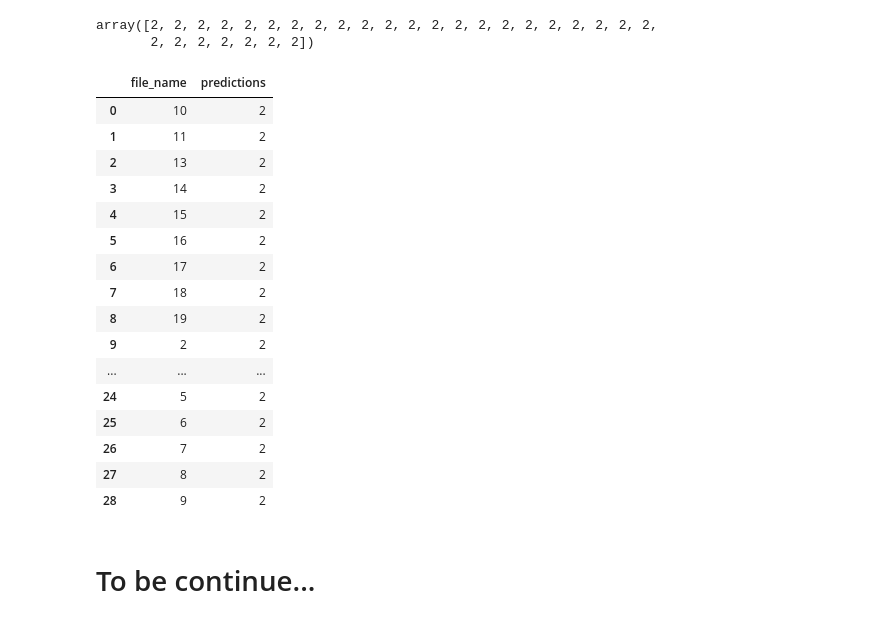
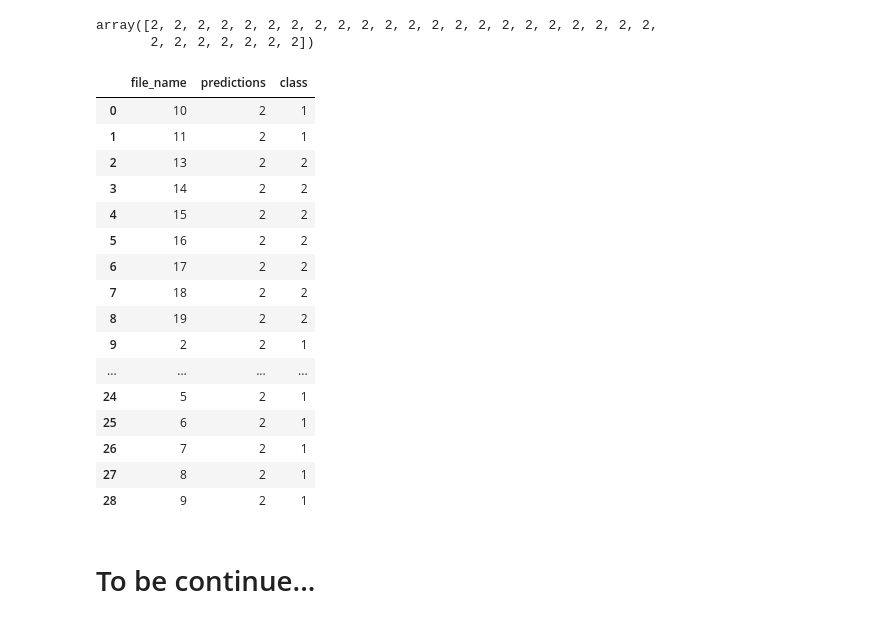
Before and after one commit to bateikoEd/object_recognition, a Jupyter notebook: Lab3/Lab3.ipynb, the cells around one changed output. Cells and saved outputs as stored; diff of their text form; code cells hidden in the pictures.

```diff
--- a/Lab3/Lab3.ipynb
+++ b/Lab3/Lab3.ipynb
@@ -1065,4 +1076,7 @@ file_name_model = 'models/combine2.sav'
 loaded_model = pickle.load(open(file_name_model, 'rb'))
 predictions = loaded_model.predict(prepared_normalices)
 # predictions = loaded_model.predict(prepared)
+# %%
+values_rea1 = [10, 11, 13, 14, 15, 16, 17, 18, 19, 2, 20, 21, 22, 23, 24, 25, 26, 27, 28, 29, 3, 30, 31, 4, 5, 6, 7, 8, 9]
+values_real = [1,  1,   2,  2,  2,  2,  2,  2,  2, 1, 2,  2,  2,  2,  2,  2,  2,  2,  2,  2,  1,  2, 2,  1, 1, 1, 1, 1, 1]
 # %%
@@ -1140,25 +1154,25 @@ predictions
 array([2, 2, 2, 2, 2, 2, 2, 2, 2, 2, 2, 2, 2, 2, 2, 2, 2, 2, 2, 2, 2, 2,
        2, 2, 2, 2, 2, 2, 2])
 # %%
-pd.DataFrame({'file_name' : file_names_images, 'predictions': predictions})
+pd.DataFrame({'file_name' : file_names_images, 'predictions': predictions, 'class':values_real})
 # %% [output]
-|  | file_name | predictions |
-| 0 | 10 | 2 |
-| 1 | 11 | 2 |
-| 2 | 13 | 2 |
-| 3 | 14 | 2 |
-| 4 | 15 | 2 |
-| 5 | 16 | 2 |
-| 6 | 17 | 2 |
-| 7 | 18 | 2 |
-| 8 | 19 | 2 |
-| 9 | 2 | 2 |
-| ... | ... | ... |
-| 24 | 5 | 2 |
-| 25 | 6 | 2 |
-| 26 | 7 | 2 |
-| 27 | 8 | 2 |
-| 28 | 9 | 2 |
+|  | file_name | predictions | class |
+| 0 | 10 | 2 | 1 |
+| 1 | 11 | 2 | 1 |
+| 2 | 13 | 2 | 2 |
+| 3 | 14 | 2 | 2 |
+| 4 | 15 | 2 | 2 |
+| 5 | 16 | 2 | 2 |
+| 6 | 17 | 2 | 2 |
+| 7 | 18 | 2 | 2 |
+| 8 | 19 | 2 | 2 |
+| 9 | 2 | 2 | 1 |
+| ... | ... | ... | ... |
+| 24 | 5 | 2 | 1 |
+| 25 | 6 | 2 | 1 |
+| 26 | 7 | 2 | 1 |
+| 27 | 8 | 2 | 1 |
+| 28 | 9 | 2 | 1 |
 # %% [markdown]
 # To be continue...
 # %% [markdown]
```
Also changed, not shown: parts of 8 cells of this notebook.
